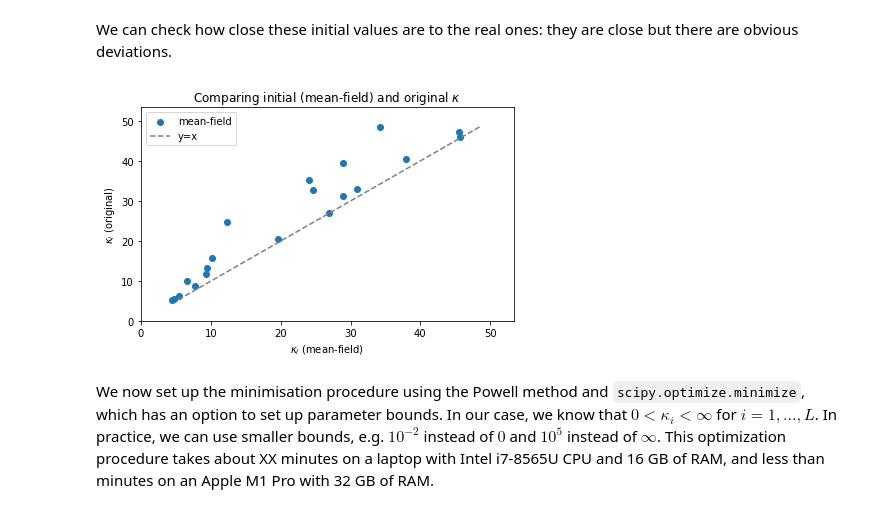
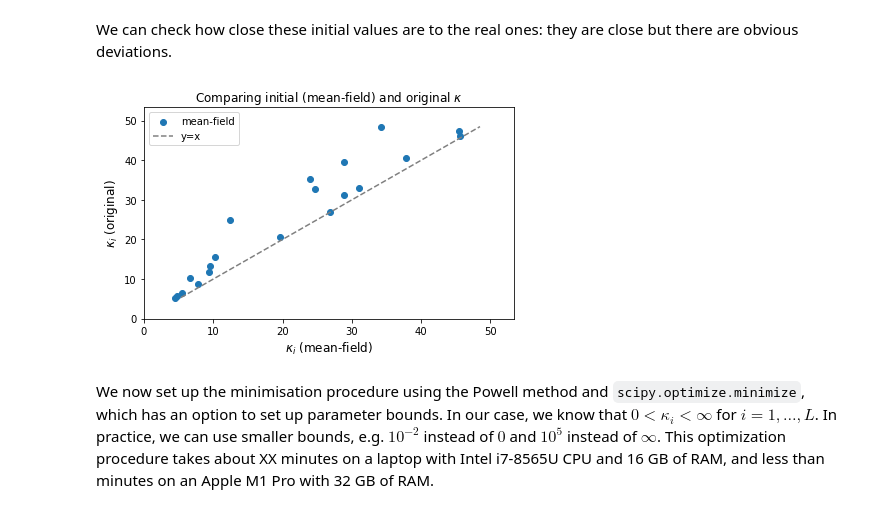
Before and after one commit to ExclusionProcess-tools/TASEPy, a Jupyter notebook: applications_TASEPy.ipynb, the cells around one changed output. Saved outputs shown, nothing was run; the diff lists cells and outputs as text; code cells hidden in the pictures.

Commit message:
updated plots applications

```diff
--- a/applications_TASEPy.ipynb
+++ b/applications_TASEPy.ipynb
@@ -226,31 +226,31 @@ We can check how close these initial values are to the real ones: they are close
 # %%
 # Create a figure
 plt.figure(figsize=(6,4))
 
 # Plot the data
 
 min_kappa = min(rates)/alpha
 max_kappa = max(rates)/alpha
 linearx = [min_kappa,max_kappa]
 
 plt.scatter(kappa0, kappa_original,label='mean-field')
 plt.plot(linearx, linearx, linestyle='--', color='gray',label='y=x')
 
 plt.xlim(0,1.1*max(rates)/alpha)
 plt.ylim(0,1.1*max(rates)/alpha)
 
-plt.xlabel(r'$\kappa_i$ (mean-field)', fontsize=10)
-plt.ylabel(r'$\kappa_i$ (original)', fontsize=10)
+plt.xlabel(r'$\kappa_i$ (mean-field)', fontsize=12)
+plt.ylabel(r'$\kappa_i$ (original)', fontsize=12)
 
 # Set the title
 plt.title(r'Comparing initial (mean-field) and original $\kappa$', fontsize=12)
 
 plt.legend(loc='best')
 plt.tight_layout()
 
 plt.show()
 # %% [output]
-[figure, old version]
+[figure, new version]
 # %% [markdown]
 We now set up the minimisation procedure using the Powell method and `scipy.optimize.minimize`, which has an option to set up parameter bounds. In our case, we know that $0<\kappa_i<\infty$ for $i=1,\dots,L$. In practice, we can use smaller bounds, e.g. $10^{-2}$ instead of $0$ and $10^{5}$ instead of $\infty$. This optimization procedure takes about XX minutes on a laptop with Intel i7-8565U CPU and 16 GB of RAM, and less than minutes on an Apple M1 Pro with 32 GB of RAM.
 # %%
```
Also changed, not shown: parts of 1 cell of this notebook.
